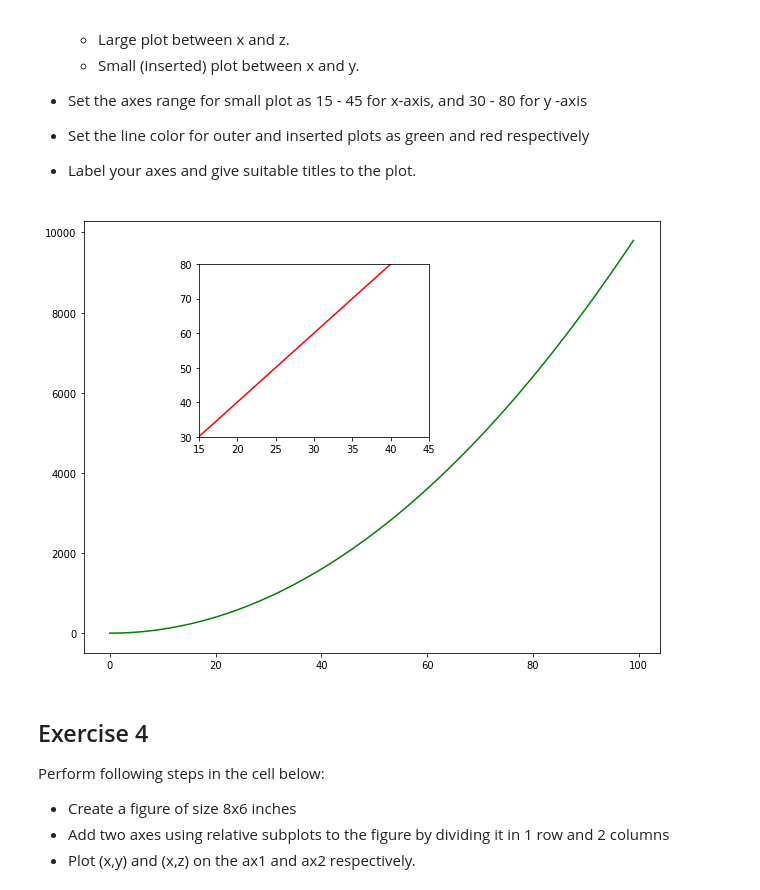
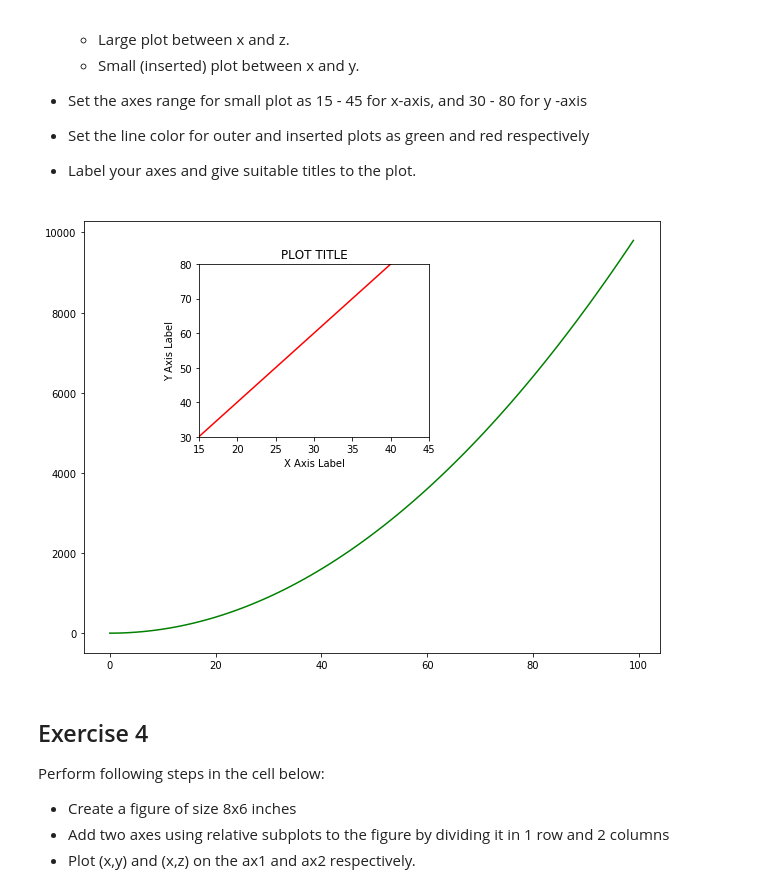
Before and after one commit to jdmitchell0216/ds-matplotlib-intro-lab-nyc-ds-career-012819, a Jupyter notebook: index.ipynb, the cells around one changed output. Cells and saved outputs as stored; diff of their text form; code cells hidden in the pictures.

```diff
--- a/index.ipynb
+++ b/index.ipynb
@@ -118,16 +118,17 @@ Perform following tasks in the cell below:
 # %%
 xplot = plt.figure(figsize = (8, 6))
 ax1 = xplot.add_axes([0,0,1,1])
 ax2 = xplot.add_axes([0.2,0.5,0.4,0.4])
 ax2.set_xlim([15,45])
 ax2.set_ylim([30,80])
 ax1.plot(x, z, color = 'green', linestyle = '-')
 ax2.plot(x, y, color = 'red', linestyle = '-')
-
+plt.xlabel('X Axis Label')
+plt.ylabel('Y Axis Label')
 plt.title('PLOT TITLE')
 plt.show()
 # %% [output]
-[figure, old version]
+[figure, new version]
 # %% [markdown]
 ## Exercise 4
 
```
